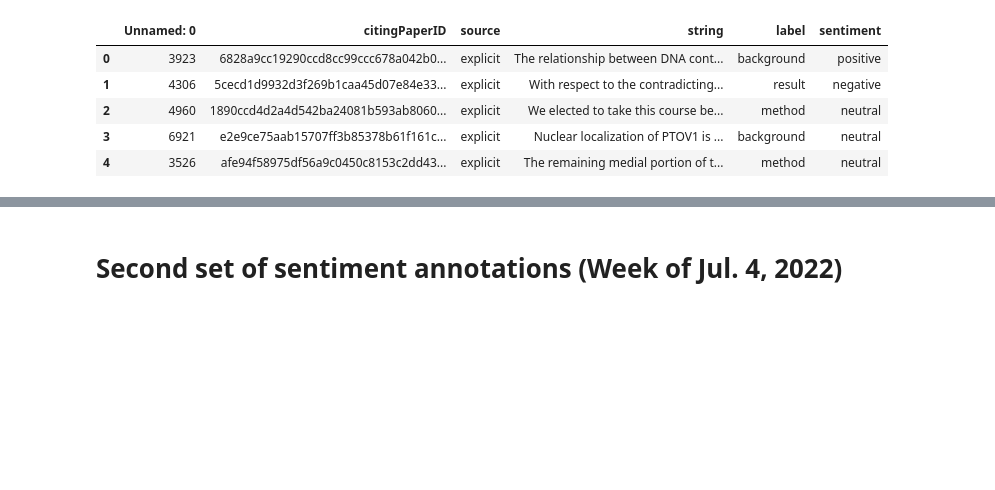
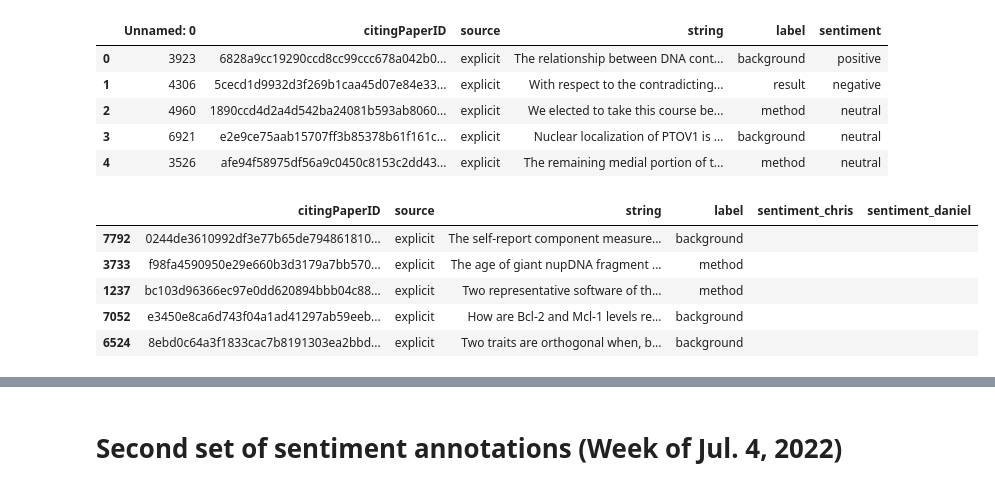
Before and after one commit to ChrisBagdon/Citation_Classification, a Jupyter notebook: sentimentAnnotations.ipynb, the cells around one changed output, grey strips where cells are left out. Saved outputs shown, nothing was run; the diff lists cells and outputs as text; code cells hidden in the pictures; blank space fills up the shorter version.

```diff
--- a/sentimentAnnotations.ipynb
+++ b/sentimentAnnotations.ipynb
@@ -73,11 +87,18 @@ d_df_annotated.head()
 # %%
 # Mutual subset in DataFrame form (for adding IAA sentiment annotations)
 m_df = train_tsv.copy()
-m_df = m_df.iloc[m_index]
+m_df = m_df.iloc[m_sample]
 m_df['sentiment_chris'] = ['']*25
 m_df['sentiment_daniel'] = ['']*25
 m_df.to_csv('sentimentAnnotations_CSV/blankAnnotations_M_1.csv')
 m_df.head()
+# %% [output]
+|  | citingPaperID | source | string | label | sentiment_chris | sentiment_daniel |
+| 7792 | 0244de3610992df3e77b65de794861810... | explicit | The self-report component measure... | background |  |  |
+| 3733 | f98fa4590950e29e660b3d3179a7bb570... | explicit | The age of giant nupDNA fragment ... | method |  |  |
+| 1237 | bc103d96366ec97e0dd620894bbb04c88... | explicit | Two representative software of th... | method |  |  |
+| 7052 | e3450e8ca6d743f04a1ad41297ab59eeb... | explicit | How are Bcl-2 and Mcl-1 levels re... | background |  |  |
+| 6524 | 8ebd0c64a3f1833cac7b8191303ea2bbd... | explicit | Two traits are orthogonal when, b... | background |  |  |
 # %%
 # Reading in first mutual annotations subset
 m_df_annotated = pd.read_csv('sentimentAnnotations_CSV/annotated_M_1.csv')
```
Also changed, not shown: parts of 11 cells of this notebook, 1 other file.
